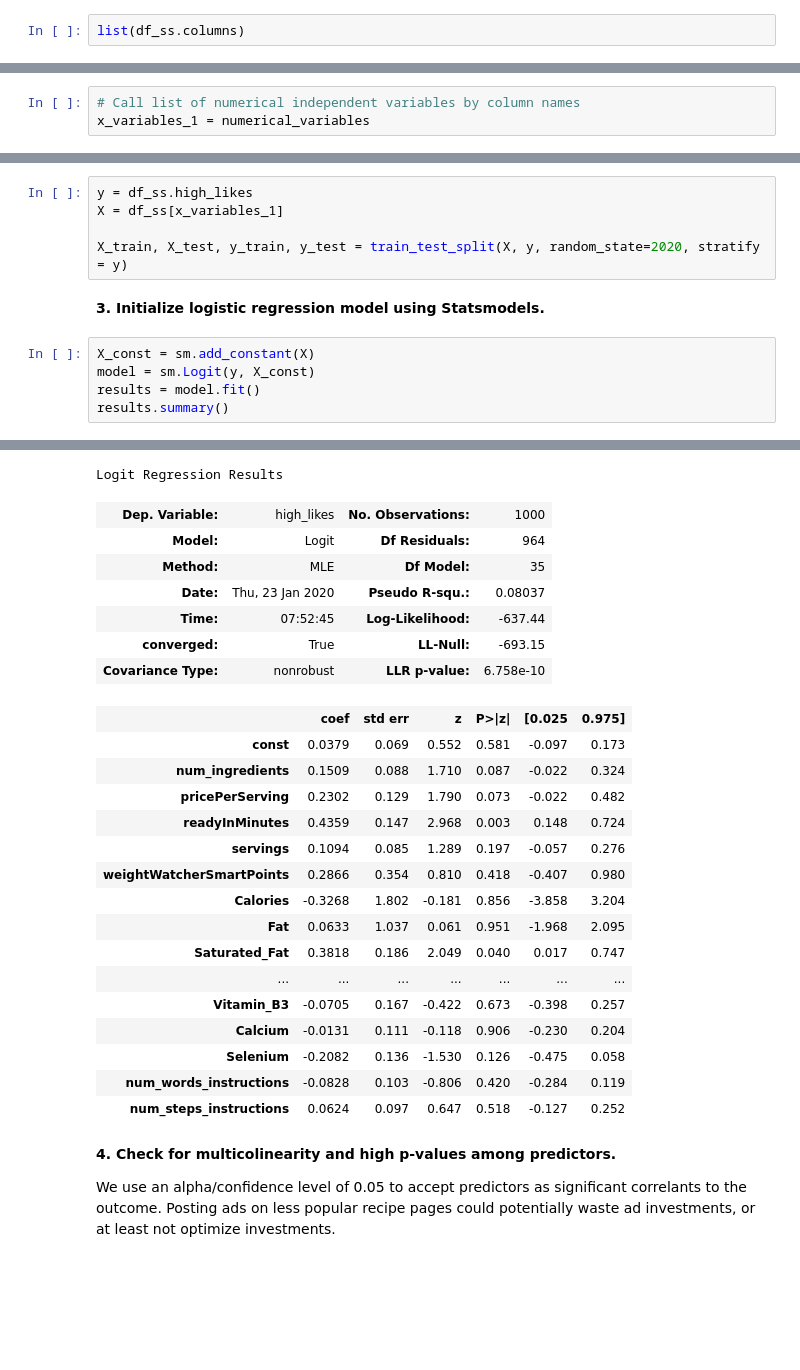
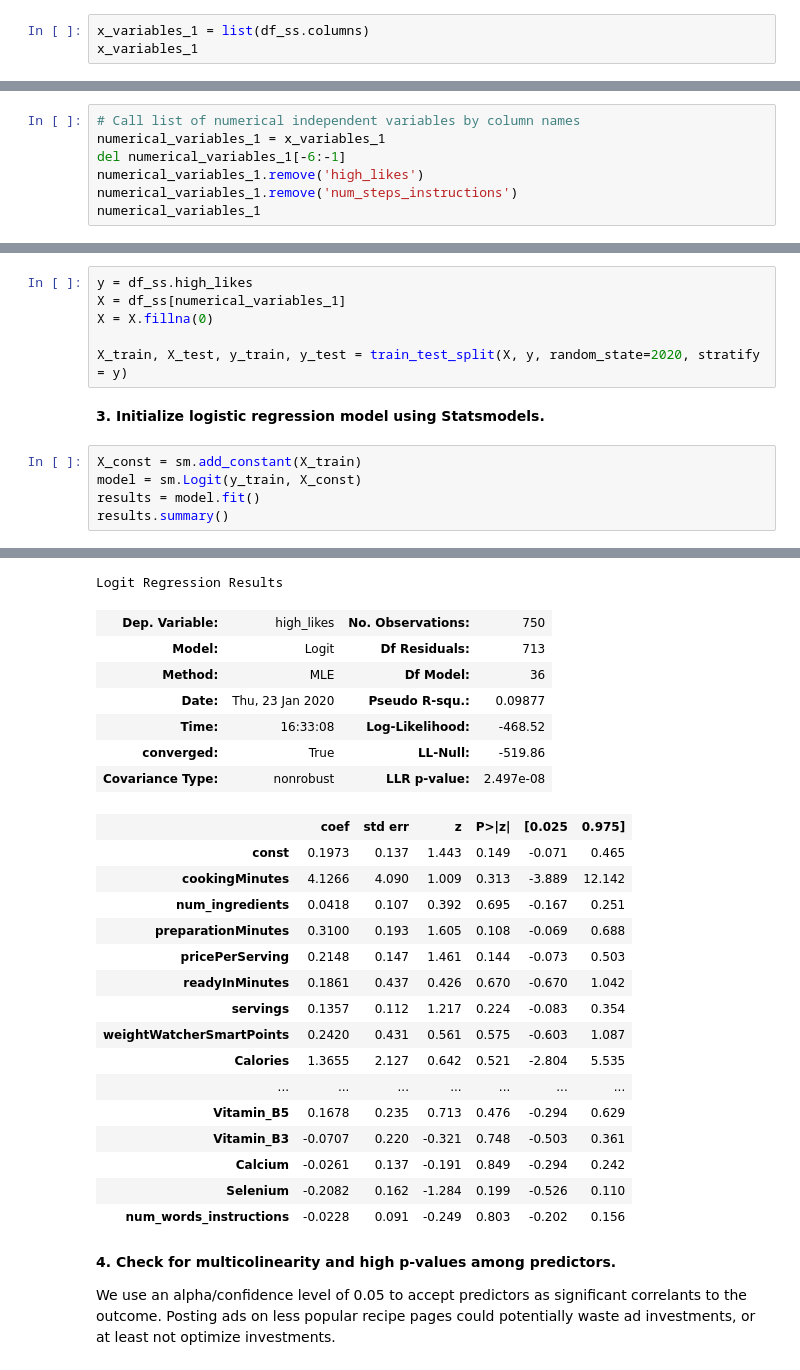
Before and after one commit to alexwcheng/recipe-webpage-ads, a Jupyter notebook: Logistic_Regression_Final/Logistic Regression Modeling.ipynb, the cells around one changed output, grey strips where cells are left out. Cells and saved outputs as stored; diff of their text form; blank space fills up the shorter version.

```diff
--- a/Logistic_Regression_Final/Logistic Regression Modeling.ipynb
+++ b/Logistic_Regression_Final/Logistic Regression Modeling.ipynb
@@ -63,7 +90,8 @@ Name: high_likes, dtype: int64
 ### Feature Selection
 **1. What predictors are available?**
 # %%
-list(df_ss.columns)
+x_variables_1 = list(df_ss.columns)
+x_variables_1
 # %% [output]
 ['cookingMinutes',
  'num_ingredients',
@@ -87,3 +117,7 @@ We next drop the original count of Likes ("aggregateLikes") in favor of the bina
 # %%
 # Call list of numerical independent variables by column names
-x_variables_1 = numerical_variables
+numerical_variables_1 = x_variables_1
+del numerical_variables_1[-6:-1]
+numerical_variables_1.remove('high_likes')
+numerical_variables_1.remove('num_steps_instructions')
+numerical_variables_1
@@ -91,14 +143,15 @@ x_variables_1 = numerical_variables
 **2. Train-test split the data 0.75:0.25.**
 # %%
 y = df_ss.high_likes
-X = df_ss[x_variables_1]
+X = df_ss[numerical_variables_1]
+X = X.fillna(0)
 
 X_train, X_test, y_train, y_test = train_test_split(X, y, random_state=2020, stratify = y)
 # %% [markdown]
 **3. Initialize logistic regression model using Statsmodels.**
 # %%
-X_const = sm.add_constant(X)
-model = sm.Logit(y, X_const)
+X_const = sm.add_constant(X_train)
+model = sm.Logit(y_train, X_const)
 results = model.fit()
 results.summary()
 # %% [output]
@@ -108,27 +161,27 @@ Optimization terminated successfully.
 Logit Regression Results
-| Dep. Variable: | high_likes | No. Observations: | 1000 |
-| Model: | Logit | Df Residuals: | 964 |
-| Method: | MLE | Df Model: | 35 |
-| Date: | Thu, 23 Jan 2020 | Pseudo R-squ.: | 0.08037 |
-| Time: | 07:52:45 | Log-Likelihood: | -637.44 |
-| converged: | True | LL-Null: | -693.15 |
-| Covariance Type: | nonrobust | LLR p-value: | 6.758e-10 |
+| Dep. Variable: | high_likes | No. Observations: | 750 |
+| Model: | Logit | Df Residuals: | 713 |
+| Method: | MLE | Df Model: | 36 |
+| Date: | Thu, 23 Jan 2020 | Pseudo R-squ.: | 0.09877 |
+| Time: | 16:33:08 | Log-Likelihood: | -468.52 |
+| converged: | True | LL-Null: | -519.86 |
+| Covariance Type: | nonrobust | LLR p-value: | 2.497e-08 |
 |  | coef | std err | z | P>|z| | [0.025 | 0.975] |
-| const | 0.0379 | 0.069 | 0.552 | 0.581 | -0.097 | 0.173 |
-| num_ingredients | 0.1509 | 0.088 | 1.710 | 0.087 | -0.022 | 0.324 |
-| pricePerServing | 0.2302 | 0.129 | 1.790 | 0.073 | -0.022 | 0.482 |
-| readyInMinutes | 0.4359 | 0.147 | 2.968 | 0.003 | 0.148 | 0.724 |
-| servings | 0.1094 | 0.085 | 1.289 | 0.197 | -0.057 | 0.276 |
-| weightWatcherSmartPoints | 0.2866 | 0.354 | 0.810 | 0.418 | -0.407 | 0.980 |
-| Calories | -0.3268 | 1.802 | -0.181 | 0.856 | -3.858 | 3.204 |
-| Fat | 0.0633 | 1.037 | 0.061 | 0.951 | -1.968 | 2.095 |
-| Saturated_Fat | 0.3818 | 0.186 | 2.049 | 0.040 | 0.017 | 0.747 |
+| const | 0.1973 | 0.137 | 1.443 | 0.149 | -0.071 | 0.465 |
+| cookingMinutes | 4.1266 | 4.090 | 1.009 | 0.313 | -3.889 | 12.142 |
+| num_ingredients | 0.0418 | 0.107 | 0.392 | 0.695 | -0.167 | 0.251 |
+| preparationMinutes | 0.3100 | 0.193 | 1.605 | 0.108 | -0.069 | 0.688 |
+| pricePerServing | 0.2148 | 0.147 | 1.461 | 0.144 | -0.073 | 0.503 |
+| readyInMinutes | 0.1861 | 0.437 | 0.426 | 0.670 | -0.670 | 1.042 |
+| servings | 0.1357 | 0.112 | 1.217 | 0.224 | -0.083 | 0.354 |
+| weightWatcherSmartPoints | 0.2420 | 0.431 | 0.561 | 0.575 | -0.603 | 1.087 |
+| Calories | 1.3655 | 2.127 | 0.642 | 0.521 | -2.804 | 5.535 |
 | ... | ... | ... | ... | ... | ... | ... |
-| Vitamin_B3 | -0.0705 | 0.167 | -0.422 | 0.673 | -0.398 | 0.257 |
-| Calcium | -0.0131 | 0.111 | -0.118 | 0.906 | -0.230 | 0.204 |
-| Selenium | -0.2082 | 0.136 | -1.530 | 0.126 | -0.475 | 0.058 |
-| num_words_instructions | -0.0828 | 0.103 | -0.806 | 0.420 | -0.284 | 0.119 |
-| num_steps_instructions | 0.0624 | 0.097 | 0.647 | 0.518 | -0.127 | 0.252 |
+| Vitamin_B5 | 0.1678 | 0.235 | 0.713 | 0.476 | -0.294 | 0.629 |
+| Vitamin_B3 | -0.0707 | 0.220 | -0.321 | 0.748 | -0.503 | 0.361 |
+| Calcium | -0.0261 | 0.137 | -0.191 | 0.849 | -0.294 | 0.242 |
+| Selenium | -0.2082 | 0.162 | -1.284 | 0.199 | -0.526 | 0.110 |
+| num_words_instructions | -0.0228 | 0.091 | -0.249 | 0.803 | -0.202 | 0.156 |
 # %% [markdown]
 **4. Check for multicolinearity and high p-values among predictors.**
 
```
Also changed, not shown: parts of 20 cells of this notebook, 3 other files.
